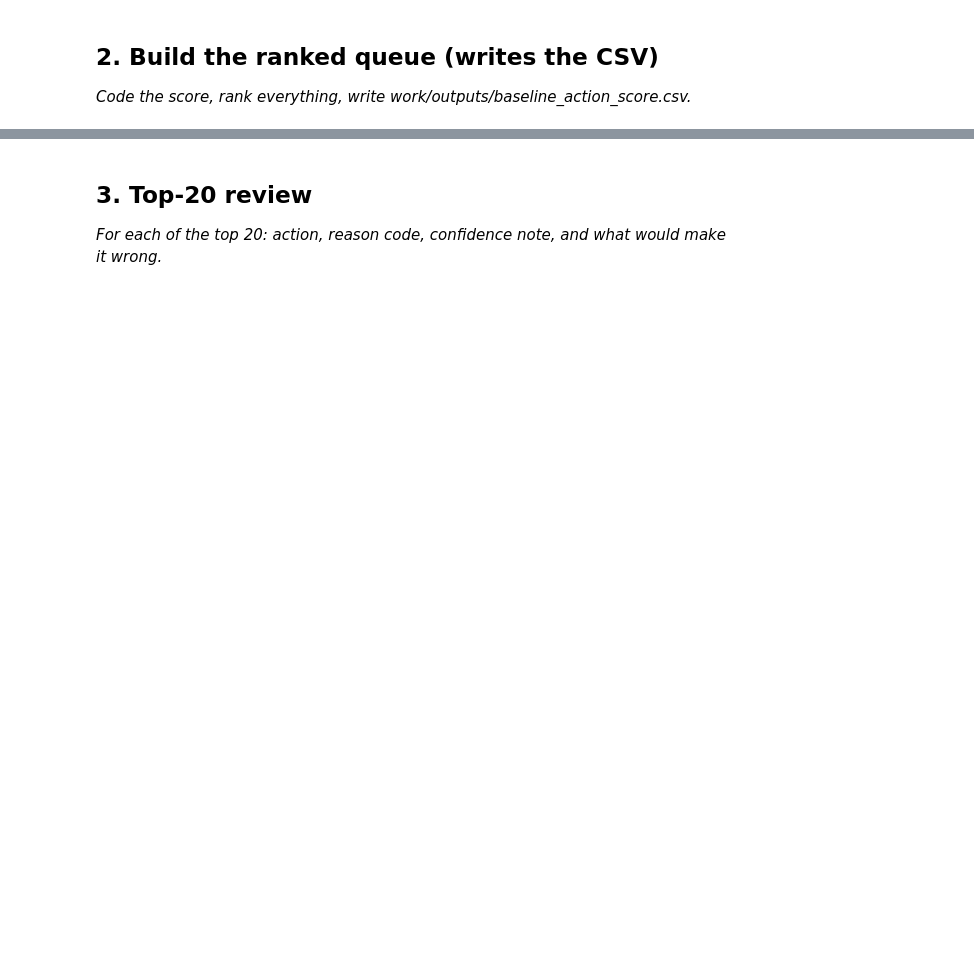
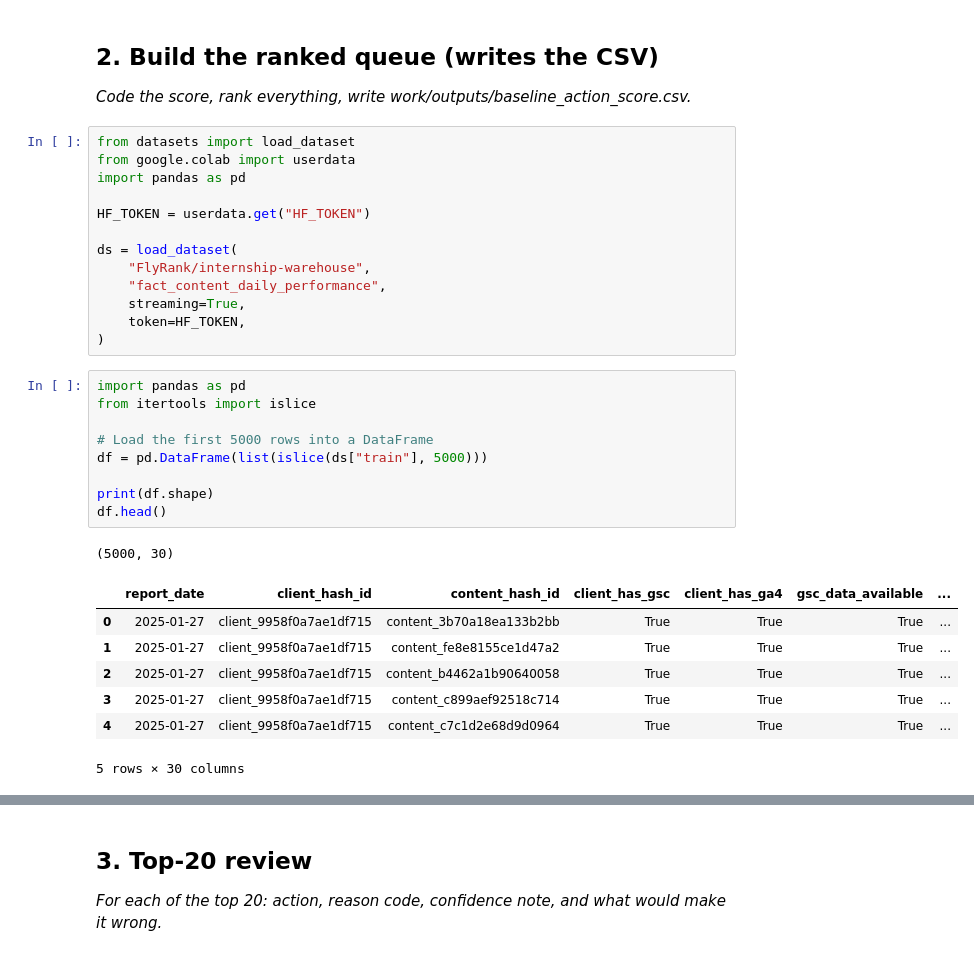
Before and after one commit to dwaynemongaya/flyrank-ml-internship_dwaynemongaya, a Jupyter notebook: work/notebooks/w04_baseline_score.ipynb, the cells around one changed output, grey strips where cells are left out. Cells and saved outputs as stored; diff of their text form; blank space fills up the shorter version.

```diff
--- a/work/notebooks/w04_baseline_score.ipynb
+++ b/work/notebooks/w04_baseline_score.ipynb
@@ -14,3 +26,34 @@ This skeleton is yours to fill. Work the sections **in order** — each one has
 ## 2. Build the ranked queue (writes the CSV)
 
 *Code the score, rank everything, write work/outputs/baseline_action_score.csv.*
+# %%
+from datasets import load_dataset
+from google.colab import userdata
+import pandas as pd
+
+HF_TOKEN = userdata.get("HF_TOKEN")
+
+ds = load_dataset(
+    "FlyRank/internship-warehouse",
+    "fact_content_daily_performance",
+    streaming=True,
+    token=HF_TOKEN,
+)
+# %%
+import pandas as pd
+from itertools import islice
+
+# Load the first 5000 rows into a DataFrame
+df = pd.DataFrame(list(islice(ds["train"], 5000)))
+
+print(df.shape)
+df.head()
+# %% [output]
+(5000, 30)
+|  | report_date | client_hash_id | content_hash_id | client_has_gsc | client_has_ga4 | gsc_data_available | ... |
+| 0 | 2025-01-27 | client_9958f0a7ae1df715 | content_3b70a18ea133b2bb | True | True | True | ... |
+| 1 | 2025-01-27 | client_9958f0a7ae1df715 | content_fe8e8155ce1d47a2 | True | True | True | ... |
+| 2 | 2025-01-27 | client_9958f0a7ae1df715 | content_b4462a1b90640058 | True | True | True | ... |
+| 3 | 2025-01-27 | client_9958f0a7ae1df715 | content_c899aef92518c714 | True | True | True | ... |
+| 4 | 2025-01-27 | client_9958f0a7ae1df715 | content_c7c1d2e68d9d0964 | True | True | True | ... |
+5 rows × 30 columns
```
Also changed, not shown: parts of 6 cells of this notebook.
